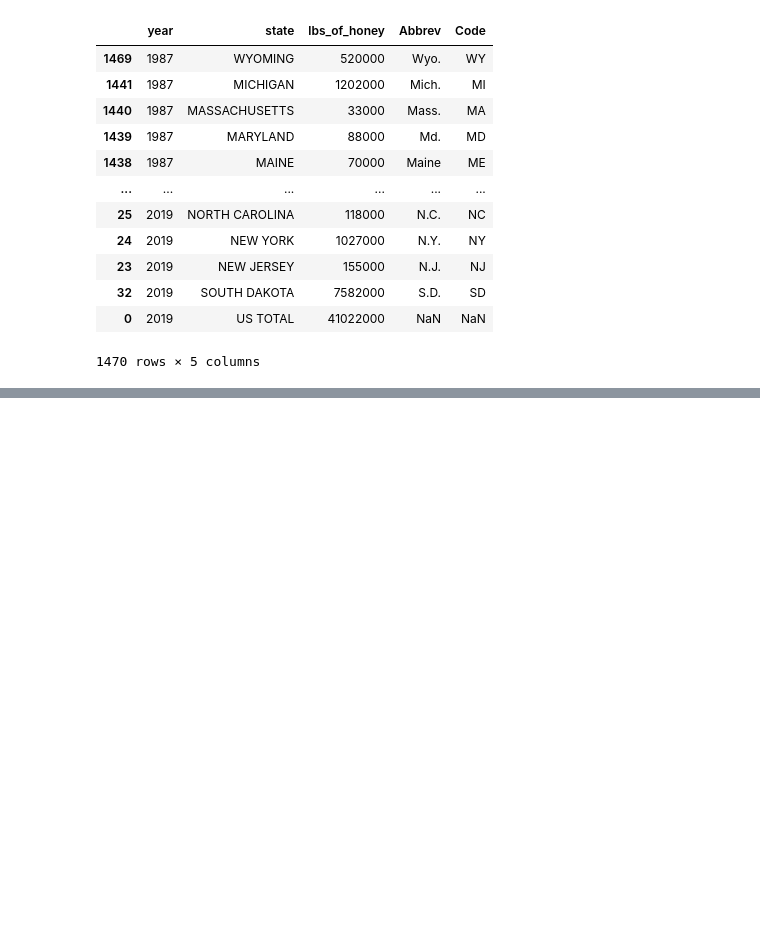
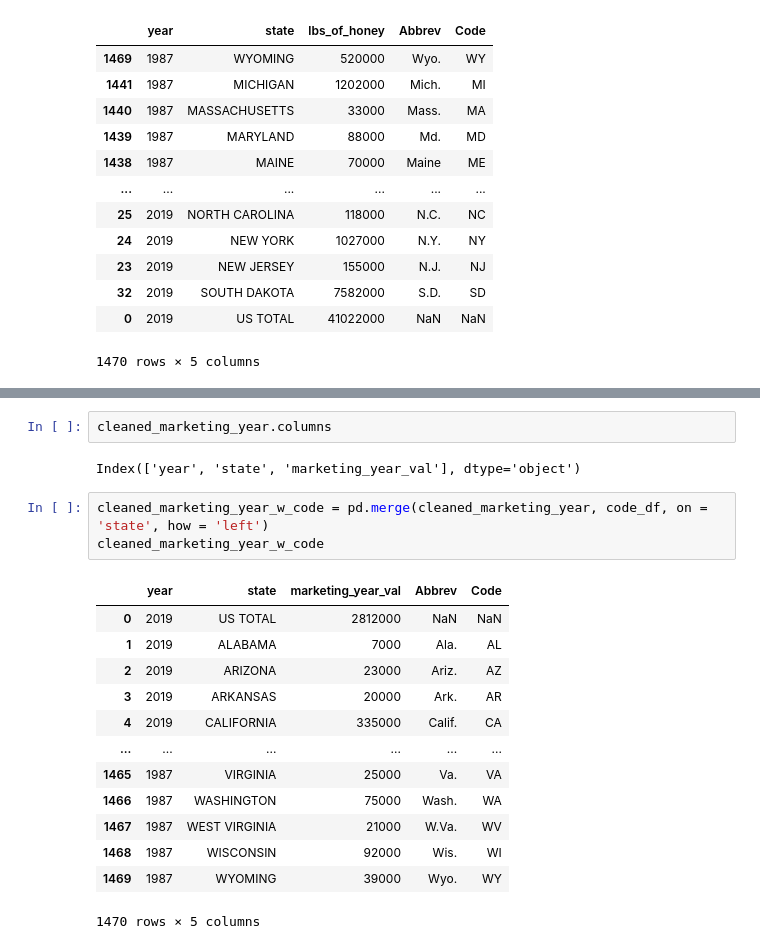
Before and after one commit to gamem001/bees_machine_learning, a Jupyter notebook: kristina/data_cleanup_kr.ipynb, the cells around one changed output, grey strips where cells are left out. Saved outputs shown, nothing was run; the diff lists cells and outputs as text; blank space fills up the shorter version.

```diff
--- a/kristina/data_cleanup_kr.ipynb
+++ b/kristina/data_cleanup_kr.ipynb
@@ -509,0 +565,21 @@ px.choropleth(cleaned_honey_w_code_clean,
+# %%
+cleaned_marketing_year.columns
+# %% [output]
+Index(['year', 'state', 'marketing_year_val'], dtype='object')
+# %%
+cleaned_marketing_year_w_code = pd.merge(cleaned_marketing_year, code_df, on = 'state', how = 'left')
+cleaned_marketing_year_w_code
+# %% [output]
+|  | year | state | marketing_year_val | Abbrev | Code |
+| 0 | 2019 | US TOTAL | 2812000 | NaN | NaN |
+| 1 | 2019 | ALABAMA | 7000 | Ala. | AL |
+| 2 | 2019 | ARIZONA | 23000 | Ariz. | AZ |
+| 3 | 2019 | ARKANSAS | 20000 | Ark. | AR |
+| 4 | 2019 | CALIFORNIA | 335000 | Calif. | CA |
+| ... | ... | ... | ... | ... | ... |
+| 1465 | 1987 | VIRGINIA | 25000 | Va. | VA |
+| 1466 | 1987 | WASHINGTON | 75000 | Wash. | WA |
+| 1467 | 1987 | WEST VIRGINIA | 21000 | W.Va. | WV |
+| 1468 | 1987 | WISCONSIN | 92000 | Wis. | WI |
+| 1469 | 1987 | WYOMING | 39000 | Wyo. | WY |
+1470 rows × 5 columns
```
Also changed, not shown: parts of 10 cells of this notebook, 6 other files.
